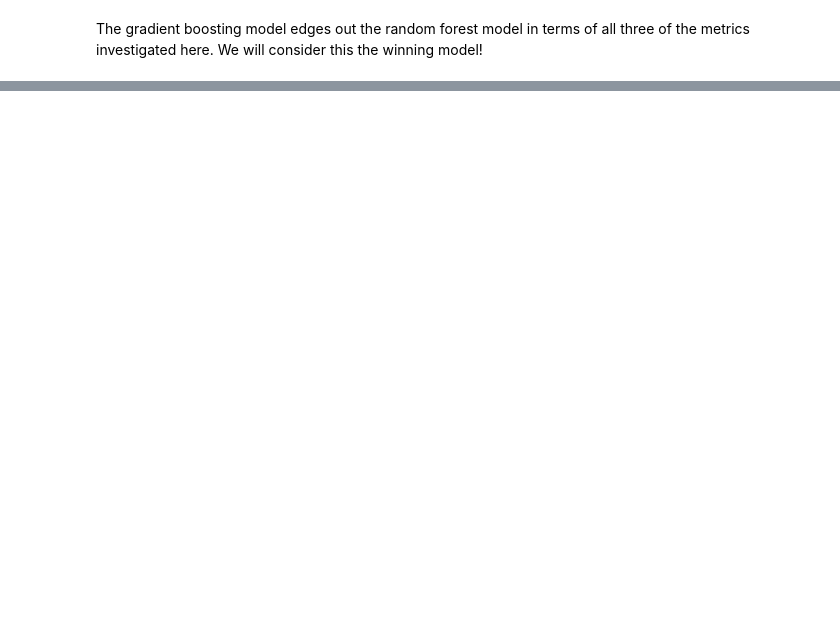
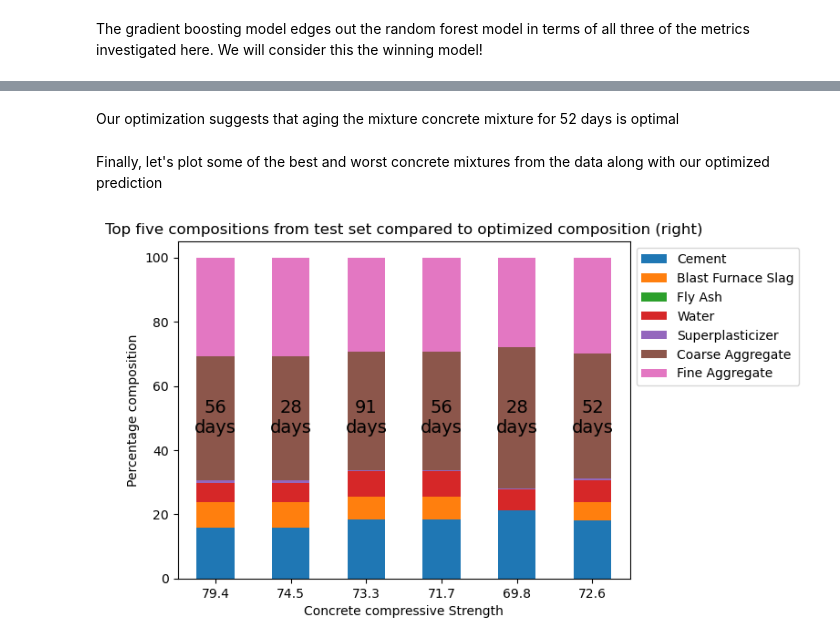
Before and after one commit to adamphil/Springboard-capstone2, a Jupyter notebook: modeling.ipynb, the cells around one changed output, grey strips where cells are left out. Cells and saved outputs as stored; diff of their text form; code cells hidden in the pictures; blank space fills up the shorter version.

Commit message:
added maximization of target variable to modeling step

```diff
--- a/modeling.ipynb
+++ b/modeling.ipynb
@@ -233,0 +292,8 @@ The gradient boosting model edges out the random forest model in terms of all th
+# %%
+df = pd.read_csv("data/ConcreteData_cleaned.csv")
+#Separate features and target variable
+X = df.drop(columns=["Concrete compressive strength"])
+y = df["Concrete compressive strength"]
+#Train/test split
+from sklearn.model_selection import train_test_split
+X_train,X_test,y_train,y_test = train_test_split(X,y,train_size=0.8, random_state=10)
@@ -233,0 +307,33 @@ The gradient boosting model edges out the random forest model in terms of all th
+# %% [markdown]
+Our optimization suggests that aging the mixture concrete mixture for 52 days is optimal
+# %% [markdown]
+Finally, let's plot some of the best and worst concrete mixtures from the data along with our optimized prediction
+# %%
+test_df = X_test_norm.copy()
+test_df['Concrete compressive strength'] = y_test
+test_df['Age'] = df.loc[test_df.index,'Age']
+largest = test_df.nlargest(5,'Concrete compressive strength').iloc[:,:7]
+# %%
+opt_df = pd.DataFrame(result.x[:7]).T
+opt_df.columns = largest.columns
+# %%
+largest_opt = pd.concat([largest,opt_df])
+# %%
+fig,ax = plt.subplots()
+largest_opt.plot(kind='bar',stacked=True,ax=ax)
+plt.legend(bbox_to_anchor=(1,1),loc='upper left')
+for i in range(len(largest)):
+    plt.annotate(str(test_df.loc[largest.index,'Age'].iloc[i])+'\ndays',xy=(i,0.5),fontsize=14,ha='center',va='center')
+plt.annotate(str(52)+'\ndays',xy=(5,0.5),fontsize=14,ha='center',va='center')
+
+labels = list(test_df.nlargest(5,'Concrete compressive strength').loc[:,'Concrete compressive strength'].round(1))
+labels.append(np.round(-result.fun,1))
+ax.set_xticklabels(labels,rotation='horizontal')
+ax.set_xlabel("Concrete compressive Strength")
+ax.set_title("Top five compositions from test set compared to optimized composition (right)")
+ax.set_ylabel("Percentage composition")
+ax.set_yticklabels(np.arange(0,120,20))
+
+plt.show()
+# %% [output]
+[figure, added]
```
Also changed, not shown: parts of 38 cells of this notebook, 1 other file.
